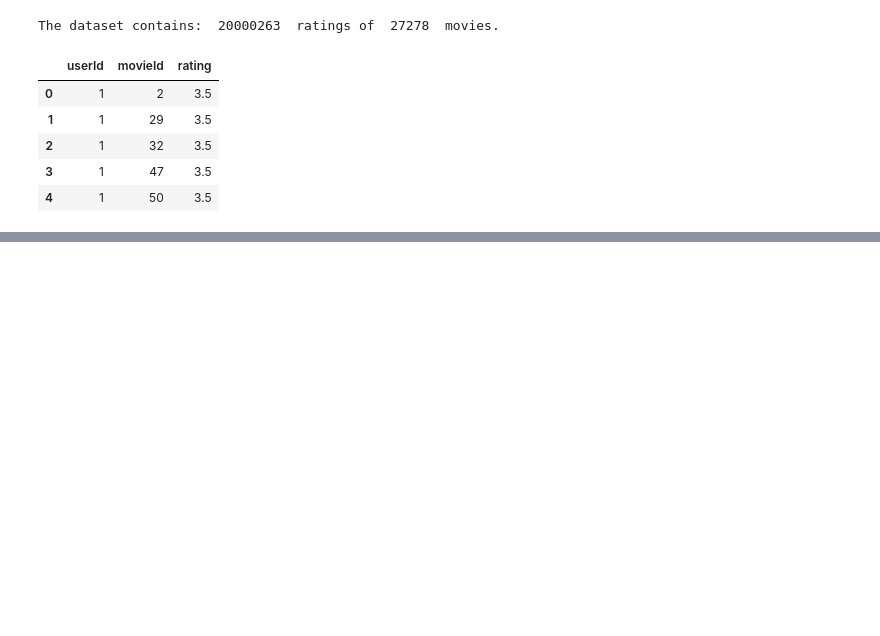
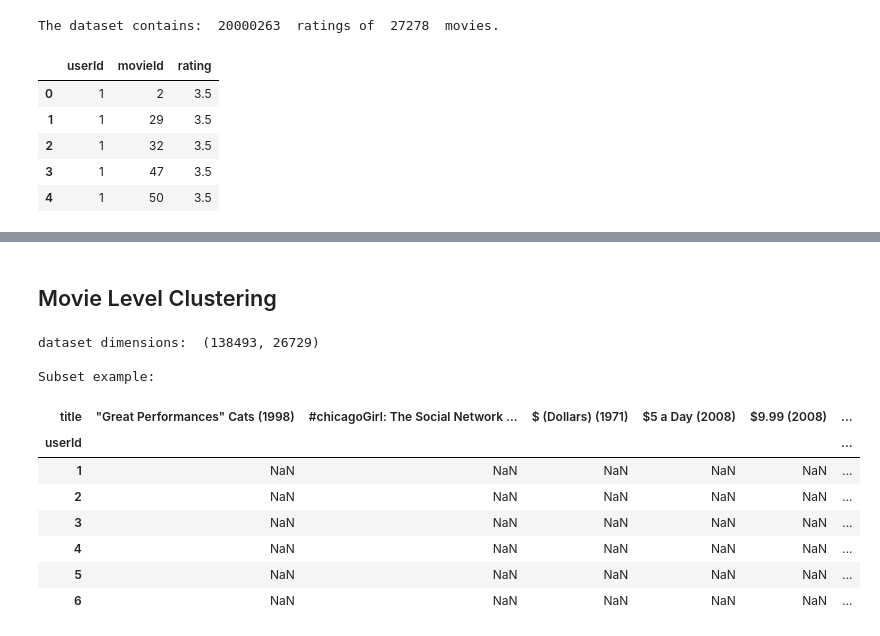
Before and after one commit to yusufkhan004/ML-repo, a Jupyter notebook: Unsupervised Learning/K-Means/2M Movie Rating.ipynb, the cells around one changed output, grey strips where cells are left out. Cells and saved outputs as stored; diff of their text form; code cells hidden in the pictures; blank space fills up the shorter version.

```diff
--- a/Unsupervised Learning/K-Means/2M Movie Rating.ipynb
+++ b/Unsupervised Learning/K-Means/2M Movie Rating.ipynb
@@ -147,3 +147,23 @@ kmeans_1 = KMeans(n_clusters=18, random_state=0)
 
 # TODO: use fit_predict to cluster the dataset
 predictions = kmeans_1.fit_predict(X)
+# %% [markdown]
+## Movie Level Clustering
+# %%
+ratings_title = pd.merge(ratings, movies[['movieId', 'title']], on='movieId' )
+user_movie_ratings = pd.pivot_table(ratings_title, index='userId', columns= 'title', values='rating')
+
+print('dataset dimensions: ', user_movie_ratings.shape, '\n\nSubset example:')
+user_movie_ratings.iloc[:6, :10]
+# %% [output]
+dataset dimensions:  (138493, 26729)
+
+Subset example:
+| title | "Great Performances" Cats (1998) | #chicagoGirl: The Social Network ... | $ (Dollars) (1971) | $5 a Day (2008) | $9.99 (2008) | ... |
+| userId |  |  |  |  |  | ... |
+| 1 | NaN | NaN | NaN | NaN | NaN | ... |
+| 2 | NaN | NaN | NaN | NaN | NaN | ... |
+| 3 | NaN | NaN | NaN | NaN | NaN | ... |
+| 4 | NaN | NaN | NaN | NaN | NaN | ... |
+| 5 | NaN | NaN | NaN | NaN | NaN | ... |
+| 6 | NaN | NaN | NaN | NaN | NaN | ... |
```
Also changed, not shown: parts of 21 cells of this notebook.
